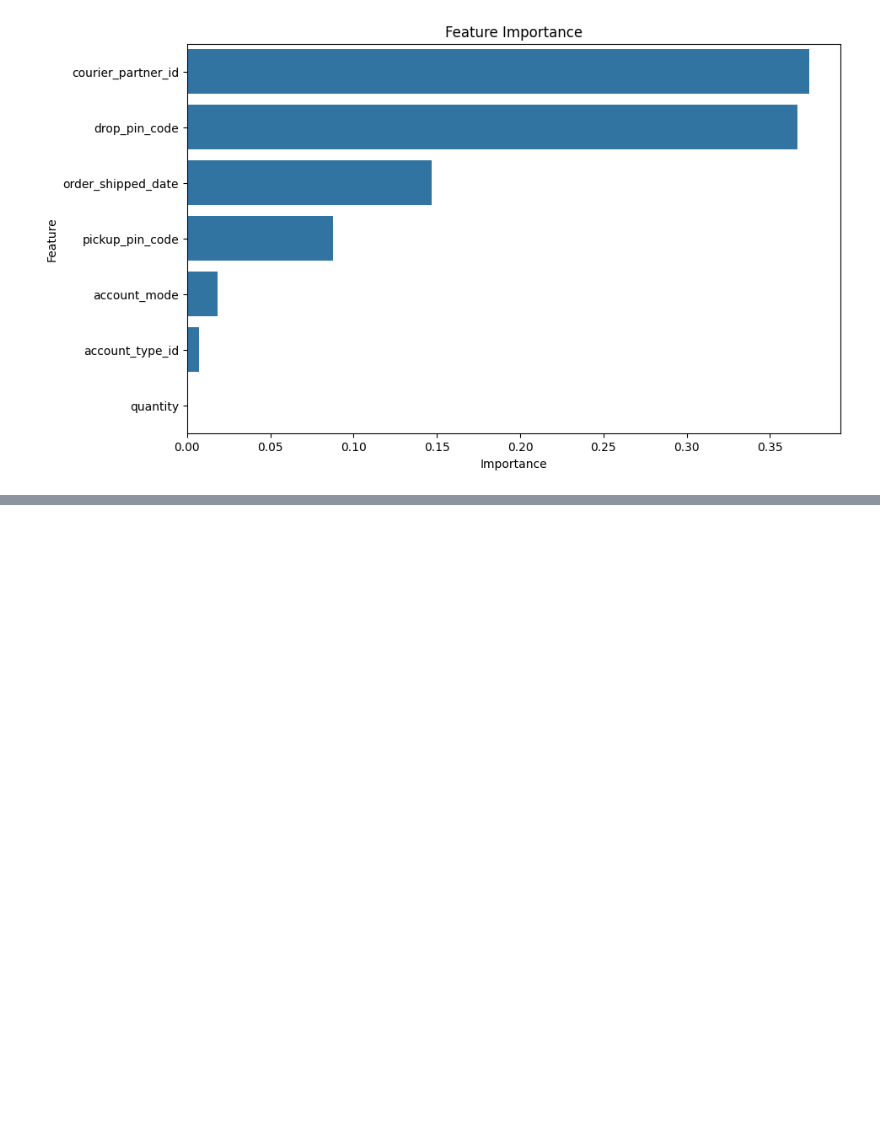
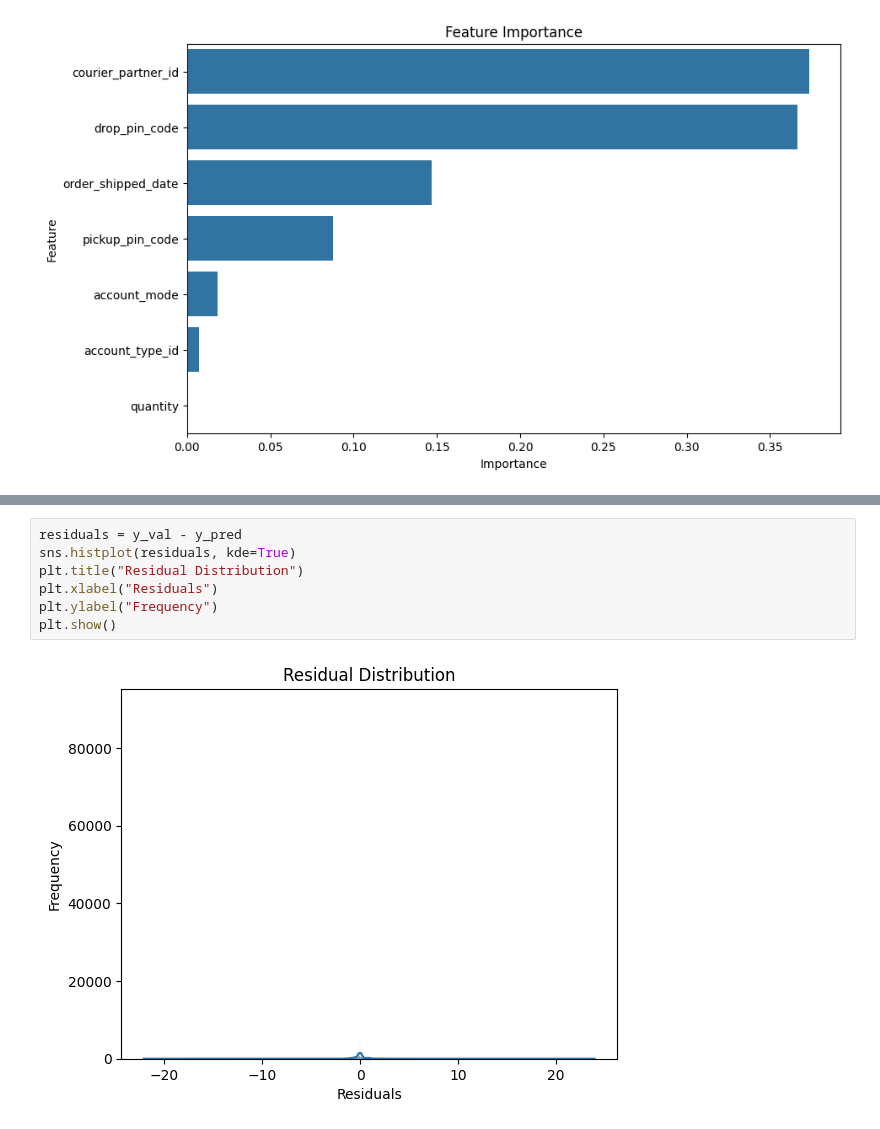
Before and after one commit to themihirmathur/Mihir-ClickPost-Data-Science-Intern-Round-1-Assignment-Submission, a Jupyter notebook: submission.ipynb, the cells around one changed output, grey strips where cells are left out. Cells and saved outputs as stored; diff of their text form; blank space fills up the shorter version.

```diff
--- a/submission.ipynb
+++ b/submission.ipynb
@@ -246,0 +256,9 @@ plt.show()
+# %%
+residuals = y_val - y_pred
+sns.histplot(residuals, kde=True)
+plt.title("Residual Distribution")
+plt.xlabel("Residuals")
+plt.ylabel("Frequency")
+plt.show()
+# %% [output]
+[figure, added]
```
Also changed, not shown: parts of 6 cells of this notebook, 2 other files.
